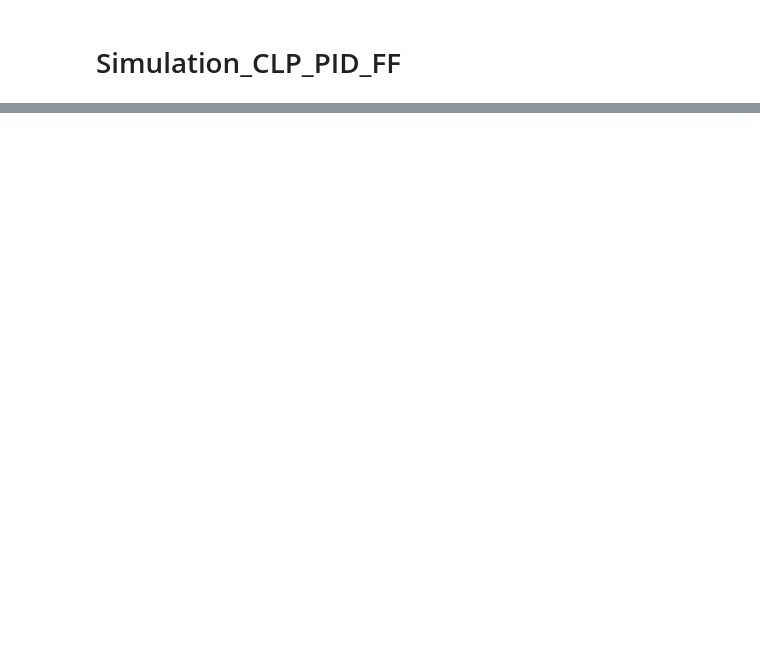
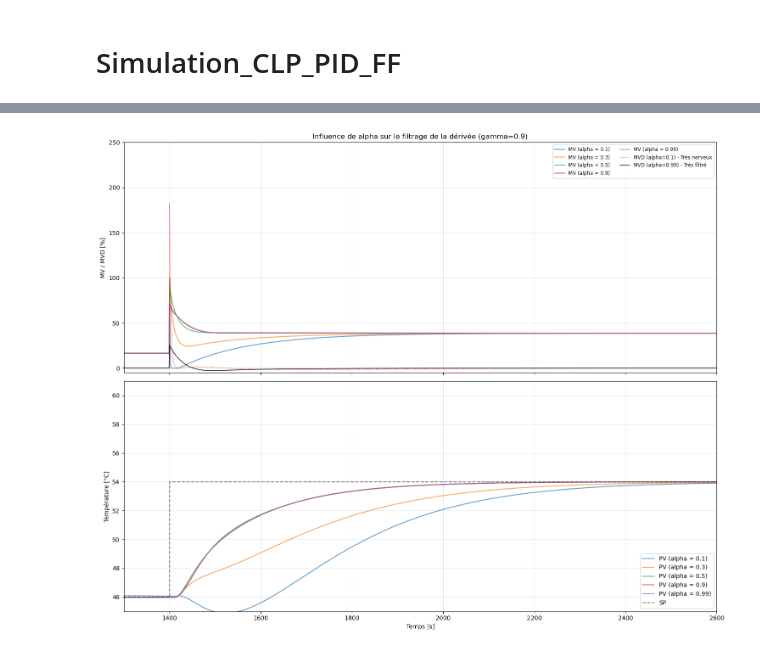
Before and after one commit to ayoub23218/Control-Tclab, a Jupyter notebook: Simulation_CLP_PID_FF.ipynb, the cells around one changed output, grey strips where cells are left out. Drawn from its saved outputs; the diff is of its cells as text; code cells hidden in the pictures; blank space fills up the shorter version.

```diff
--- a/Simulation_CLP_PID_FF.ipynb
+++ b/Simulation_CLP_PID_FF.ipynb
@@ -165,0 +293,74 @@ Dernières valeurs : P=0.00, I=63.89, D=-0.00, FF=-8.61
+# %%
+alphas = [0.1, 0.3, 0.5, 0.9, 0.99]
+gamma = 0.9
+TSim = 3300
+Ts = 1
+N = int(TSim/Ts) + 1
+
+# On calcule le Tuning une seule fois car gamma est fixe
+Kc, Ti, Td = IMC_Tuning(Kp, Tp1, thetap, T2=Tp2, tauc=gamma*Tp1, model='SOPDT')
+
+fig, (ax_mv, ax_pv) = plt.subplots(2, 1, figsize=(15, 12), sharex=True)
+
+# Pour stocker les MVD des extrêmes pour l'affichage final
+mvd_min_alpha = []
+mvd_max_alpha = []
+
+for a in alphas:
+    # Reset des vecteurs pour chaque simulation
+    t, PV, MV, SP = [], [], [], []
+    PV1p, PV2p, MVDelayp = [], [], []
+    DV, Man, MVMan = [], [], []
+    E, MVP, MVI, MVD = [], [], [], []
+    MVFF = np.zeros(N) # On simplifie sans FF pour mieux voir l'effet alpha
+
+    SPPath = {0: 50, 1400: 60, TSim: 60}
+    ManPath = {0: False, TSim: False}
+
+    for i in range(1, N):
+        curr_t = (i-1) * Ts
+        t.append(curr_t)
+        SelectPath_RT(SPPath, t, SP)
+        SelectPath_RT(ManPath, t, Man)
+
+        # PID avec l'alpha de la boucle
+        PID_RT(SP, PV, Man, [50]*N, MVFF, Kc, Ti, Td, a, Ts, 0, 100, MV, MVP, MVI, MVD, E)
+
+        # Procédé
+        Delay_RT(MV, thetap, Ts, MVDelayp, MV0)
+        FO_RT(MVDelayp, Kp, Tp1, Ts, PV1p)
+        FO_RT(PV1p, 1, Tp2, Ts, PV2p)
+        PV.append(PV2p[-1] + PV2d[-1] + PV0-Kp*MV0)
+
+    # Tracé du MV total pour chaque alpha
+    ax_mv.plot(t, MV, label=f'MV (alpha = {a})', alpha=0.7)
+    # Tracé du PV correspondant
+    ax_pv.plot(t, PV, label=f'PV (alpha = {a})', alpha=0.7)
+
+    # Sauvegarde des MVD pour les extrêmes (0.1 et 0.99)
+    if a == 0.1: mvd_min_alpha = list(MVD)
+    if a == 0.99: mvd_max_alpha = list(MVD)
+
+# --- Affichage des composantes D (MVD) pour le min et le max ---
+ax_mv.plot(t, mvd_min_alpha, 'r:', lw=1, label='MVD (alpha=0.1) - Très nerveux')
+ax_mv.plot(t, mvd_max_alpha, 'k-', lw=1, label='MVD (alpha=0.99) - Très filtré')
+
+# --- Mise en forme ---
+ax_mv.set_title(f'Influence de alpha sur le filtrage de la dérivée (gamma={gamma})')
+ax_mv.set_ylabel('MV / MVD [%]')
+ax_mv.set_ylim([-5, 250])
+ax_mv.legend(loc='upper right', fontsize='small', ncol=2)
+ax_mv.grid(True, alpha=0.3)
+
+ax_pv.step(t, SP, 'k--', label='SP', where='post', alpha=0.5)
+ax_pv.set_ylabel('Température [°C]')
+ax_pv.set_xlabel('Temps [s]')
+ax_pv.set_xlim([1300, 2600])
+ax_pv.set_ylim([45, 61])
+ax_pv.legend(loc='lower right')
+ax_pv.grid(True, alpha=0.3)
+
+plt.tight_layout()
+plt.show()
+# %% [output]
+[figure, added]
```
Also changed, not shown: parts of 5 cells of this notebook, 47 other files.
